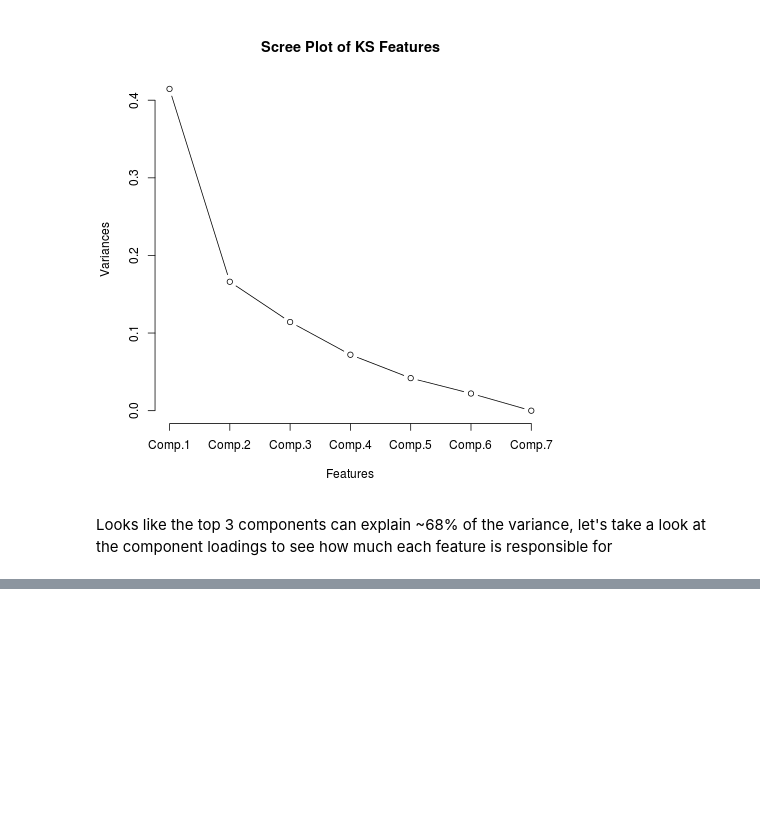
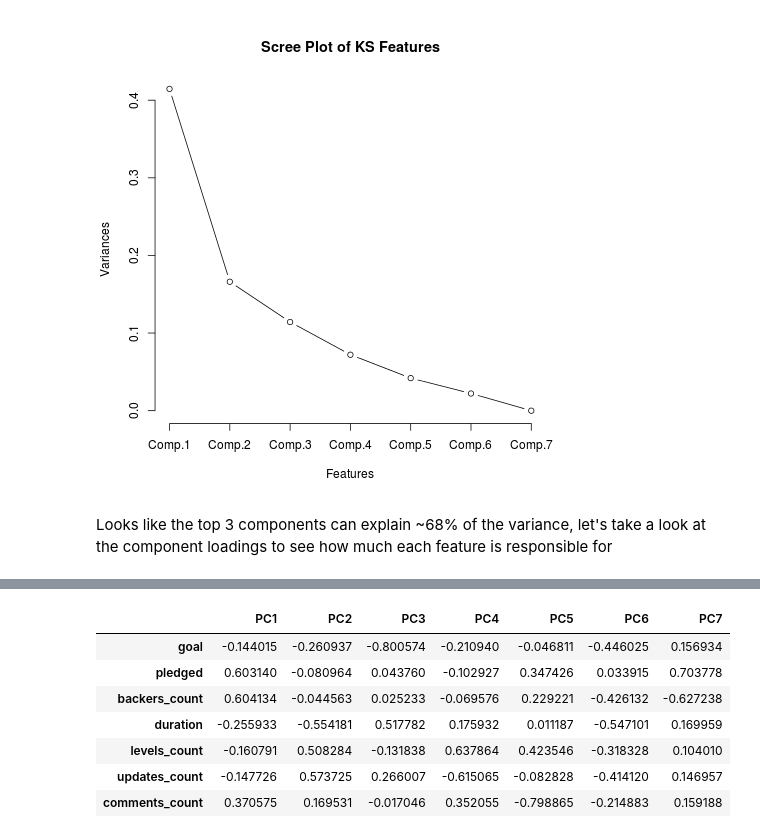
Before and after one commit to kevin11h/DataScienceModelingKickstarter, a Jupyter notebook: KickBack Machine Data EDA.ipynb, the cells around one changed output, grey strips where cells are left out. Cells and saved outputs as stored; diff of their text form; code cells hidden in the pictures; blank space fills up the shorter version.

```diff
--- a/KickBack Machine Data EDA.ipynb
+++ b/KickBack Machine Data EDA.ipynb
@@ -524,0 +522,14 @@ plt.plot(pca_fit_model.explained_variance_ratio_)
+# %%
+loadings_df = DataFrame(pca_fit_model.components_.T,
+                        index = reduced_training_df_without_successful_column.columns,
+                        columns = ['PC%d'%(i+1) for i in range(7)])
+loadings_df
+# %% [output]
+|  | PC1 | PC2 | PC3 | PC4 | PC5 | PC6 | PC7 |
+| goal | -0.144015 | -0.260937 | -0.800574 | -0.210940 | -0.046811 | -0.446025 | 0.156934 |
+| pledged | 0.603140 | -0.080964 | 0.043760 | -0.102927 | 0.347426 | 0.033915 | 0.703778 |
+| backers_count | 0.604134 | -0.044563 | 0.025233 | -0.069576 | 0.229221 | -0.426132 | -0.627238 |
+| duration | -0.255933 | -0.554181 | 0.517782 | 0.175932 | 0.011187 | -0.547101 | 0.169959 |
+| levels_count | -0.160791 | 0.508284 | -0.131838 | 0.637864 | 0.423546 | -0.318328 | 0.104010 |
+| updates_count | -0.147726 | 0.573725 | 0.266007 | -0.615065 | -0.082828 | -0.414120 | 0.146957 |
+| comments_count | 0.370575 | 0.169531 | -0.017046 | 0.352055 | -0.798865 | -0.214883 | 0.159188 |
```
Also changed, not shown: parts of 11 cells of this notebook.
